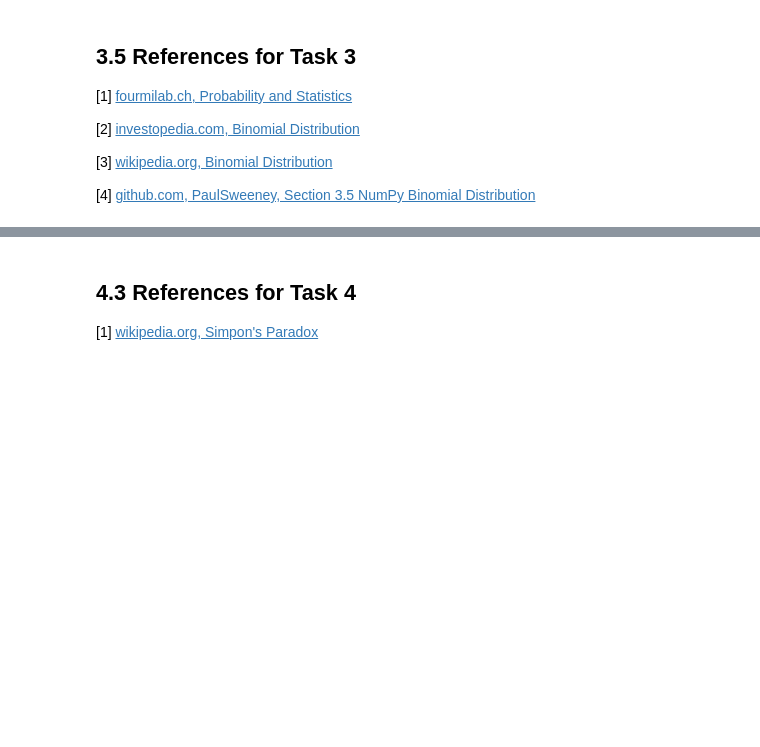
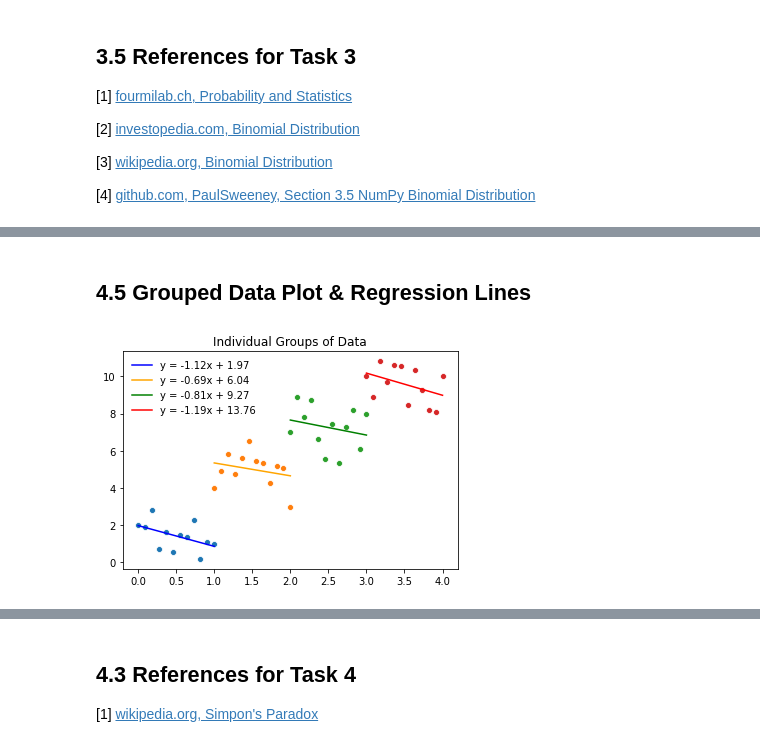
Before and after one commit to PaulSweeney89/FDA-Tasks, a Jupyter notebook: Tasks Jupyter.ipynb, the cells around one changed output, grey strips where cells are left out. Drawn from its saved outputs; the diff is of its cells as text; code cells hidden in the pictures; blank space fills up the shorter version.

```diff
--- a/Tasks Jupyter.ipynb
+++ b/Tasks Jupyter.ipynb
@@ -733,0 +832,40 @@ plt.legend(["y = 3.08x - 6.44"])
+# %%
+# Generate coorindates for plotting the regression lines
+
+x_new_1 = np.linspace(0, 1, 3)
+y_new_1 = slope_1 * x_new_1 + intercept_1
+
+x_new_2 = np.linspace(1, 2, 3)
+y_new_2 = slope_2 * x_new_2 + intercept_2
+
+x_new_3 = np.linspace(2, 3, 3)
+y_new_3 = slope_3 * x_new_3 + intercept_3
+
+x_new_4 = np.linspace(3, 4, 3)
+y_new_4 = slope_4 * x_new_4 + intercept_4
+# %% [markdown]
+## 4.5 Grouped Data Plot  & Regression Lines
+# %%
+# scatterplot identifying 4 groups of data
+sns.scatterplot(x1, y1)
+sns.scatterplot(x2, y2)
+sns.scatterplot(x3, y3)
+sns.scatterplot(x4, y4)
+
+# plot regression lines
+sns.lineplot(x_new_1, y_new_1, color='blue')
+sns.lineplot(x_new_2, y_new_2, color='orange')
+sns.lineplot(x_new_3, y_new_3, color='green')
+sns.lineplot(x_new_4, y_new_4, color='red')
+
+# include legend of regression line formulas
+plt.legend(['y = {}x + {}'.format(round(slope_1, 2), round(intercept_1, 2)),
+            'y = {}x + {}'.format(round(slope_2, 2), round(intercept_2, 2)),
+            'y = {}x + {}'.format(round(slope_3, 2), round(intercept_3, 2)),
+            'y = {}x + {}'.format(round(slope_4, 2), round(intercept_4, 2)),
+           ], frameon=False)
+
+plt.title("Individual Groups of Data")
+plt.show()
+# %% [output]
+[figure, added]
```
Also changed, not shown: parts of 31 cells of this notebook.
